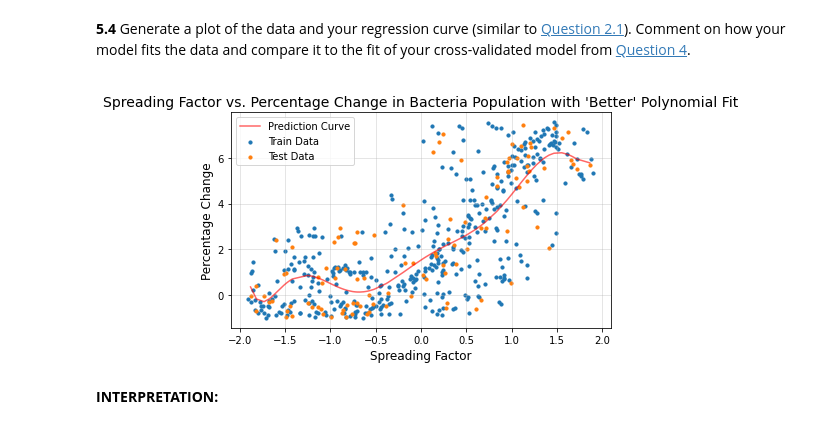
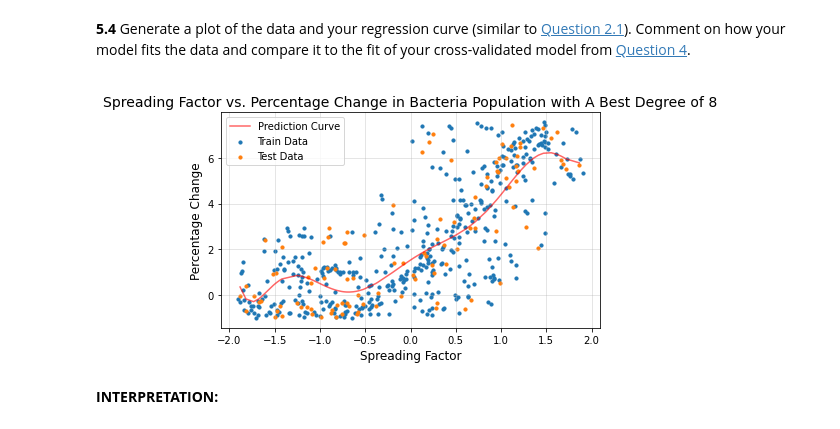
Before and after one commit to westonruths/ac209a, a Jupyter notebook: cs109a_hw3/cs109a_hw3.ipynb, the cells around one changed output. Saved outputs shown, nothing was run; the diff lists cells and outputs as text; code cells hidden in the pictures.

```diff
--- a/cs109a_hw3/cs109a_hw3.ipynb
+++ b/cs109a_hw3/cs109a_hw3.ipynb
@@ -992,35 +992,35 @@ Here's the latest on the best MSE scores so far: {'2.1': 2.6748625754403093, '3.
 idx = np.argsort(x_test[:,0])
 x_test = x_test[idx]
 
 # Use the above index to get the appropriate predicted values for y_test
 # y_test values corresponding to sorted test data
 y_test = y_test[idx]
 
 # Non-linear predicted values
 y_poly_pred = y_poly_pred_test[idx]
 
 # First plot x & y values using plt.scatter
 plt.scatter(x_train, y_train, s=10, label="Train Data")
 plt.scatter(x_test, y_test, s=10, label="Test Data")
 
 # Plot the polynomial regression fit curve
 # Use x_test as apposed to x_poly_test because x_poly_test is a matrix
 plt.plot(x_test, y_poly_pred, label="Prediction Curve", color='red', alpha=0.6)
 
 # Graph the train and test data as well as the polynomial fit
 plt.title(
     "Spreading Factor vs. "
-    "Percentage Change in Bacteria Population with 'Better' Polynomial Fit",
+    "Percentage Change in Bacteria Population with A Best Degree of 8",
     fontsize=14,
 )
 plt.xlabel("Spreading Factor", fontsize=12)
 plt.ylabel("Percentage Change", fontsize=12)
 plt.grid(":", alpha=0.4)
 plt.tight_layout()
 plt.legend()
 plt.show()
 # %% [output]
-[figure, old version]
+[figure, new version]
 # %% [markdown]
 **INTERPRETATION:**
 # %% [markdown]
```
Also changed, not shown: parts of 16 cells of this notebook.
